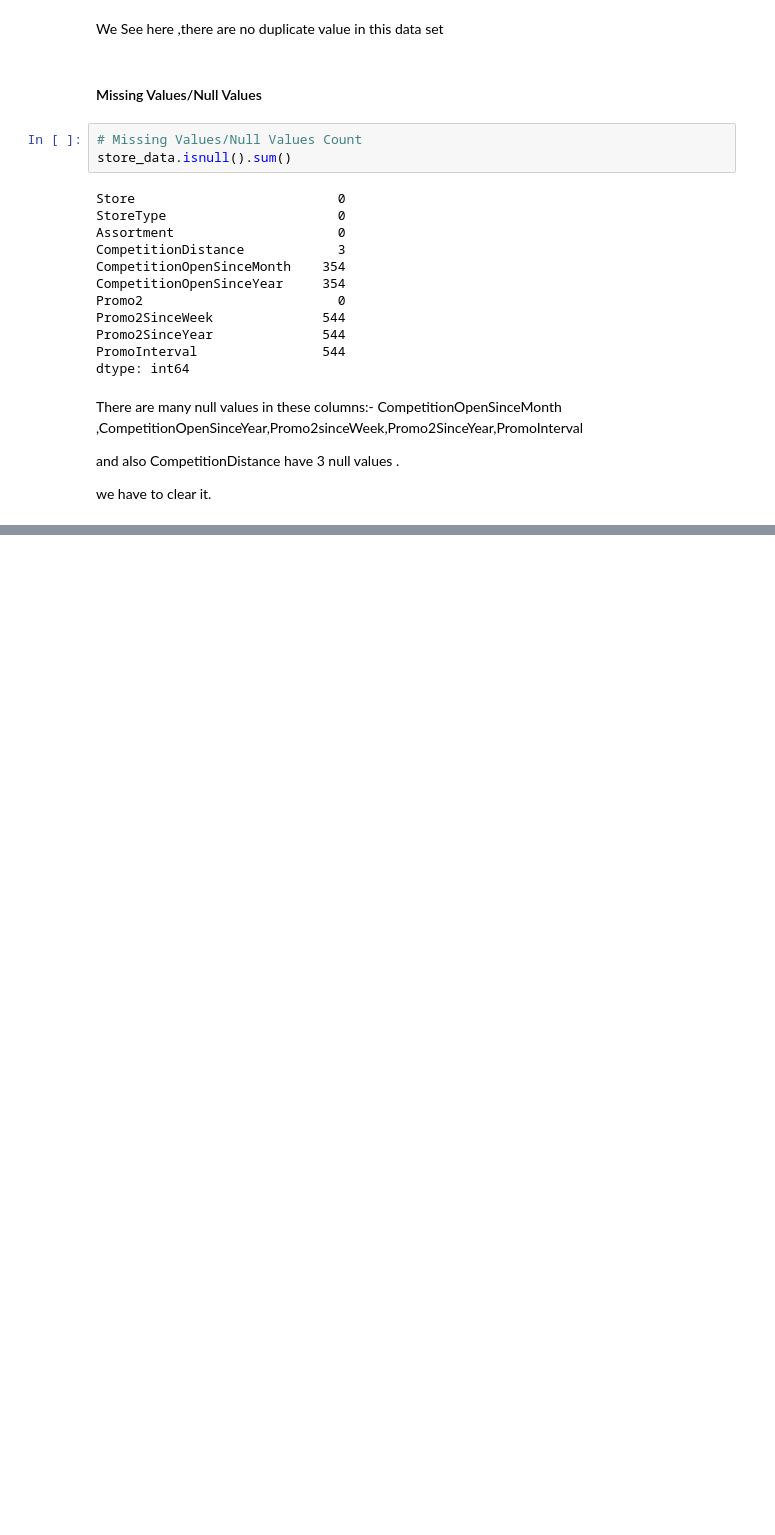
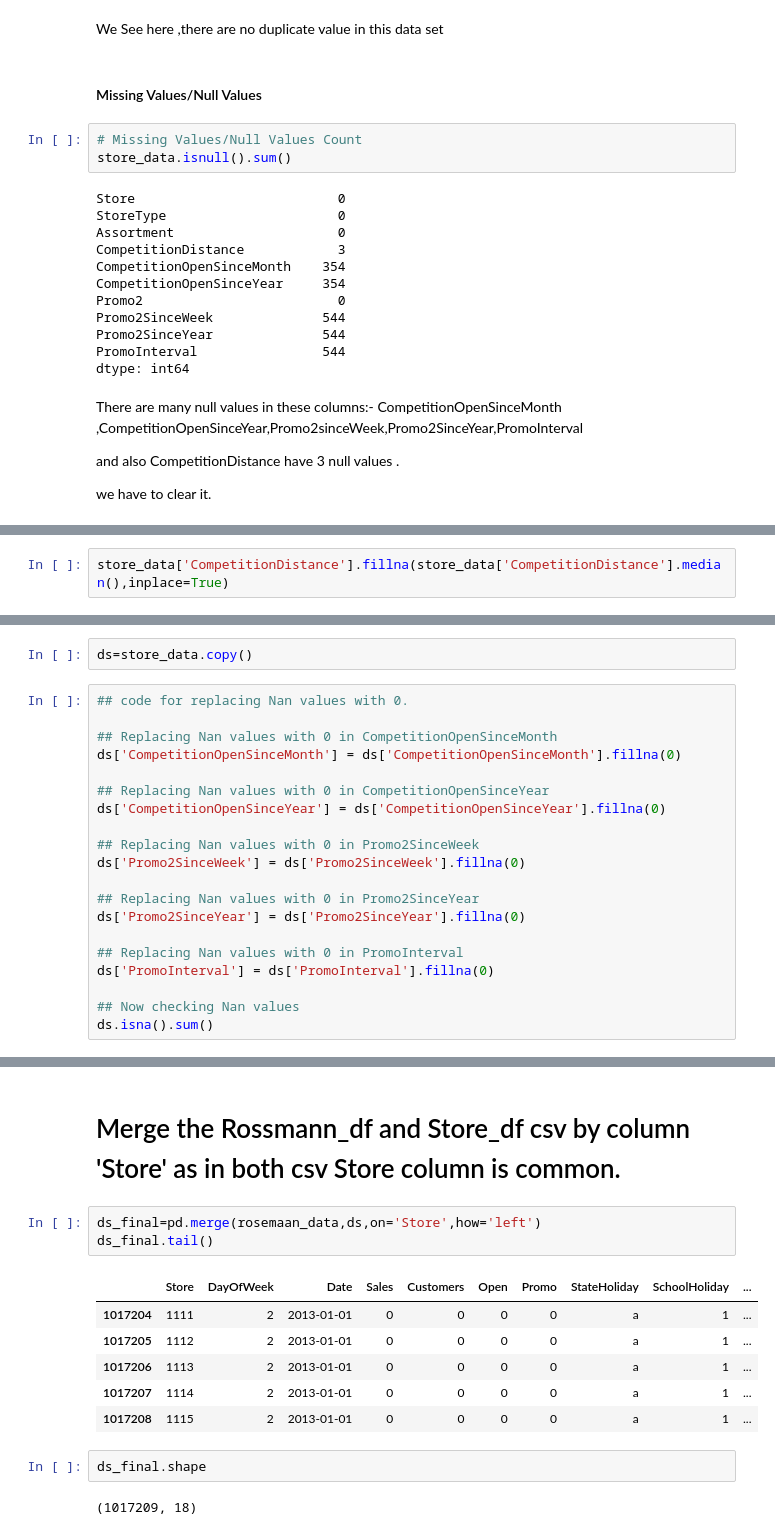
Before and after one commit to yamini1998m/-ML-Regression-ProjectTemplate.ipynb, a Jupyter notebook: ML_Regression_ProjectTemplate.ipynb, the cells around one changed output, grey strips where cells are left out. Drawn from its saved outputs; the diff is of its cells as text; blank space fills up the shorter version.

```diff
--- a/ML_Regression_ProjectTemplate.ipynb
+++ b/ML_Regression_ProjectTemplate.ipynb
@@ -210,0 +224,2 @@ we have to clear it.
+# %%
+store_data['CompetitionDistance'].fillna(store_data['CompetitionDistance'].median(),inplace=True)
@@ -210,0 +237,22 @@ we have to clear it.
+# %%
+ds=store_data.copy()
+# %%
+## code for replacing Nan values with 0.
+
+## Replacing Nan values with 0 in CompetitionOpenSinceMonth
+ds['CompetitionOpenSinceMonth'] = ds['CompetitionOpenSinceMonth'].fillna(0)
+
+## Replacing Nan values with 0 in CompetitionOpenSinceYear
+ds['CompetitionOpenSinceYear'] = ds['CompetitionOpenSinceYear'].fillna(0)
+
+## Replacing Nan values with 0 in Promo2SinceWeek
+ds['Promo2SinceWeek'] = ds['Promo2SinceWeek'].fillna(0)
+
+## Replacing Nan values with 0 in Promo2SinceYear
+ds['Promo2SinceYear'] = ds['Promo2SinceYear'].fillna(0)
+
+## Replacing Nan values with 0 in PromoInterval
+ds['PromoInterval'] = ds['PromoInterval'].fillna(0)
+
+## Now checking Nan values
+ds.isna().sum()
@@ -210,0 +282,16 @@ we have to clear it.
+# %% [markdown]
+# Merge the Rossmann_df and Store_df csv by column 'Store' as in both csv Store column is common.
+# %%
+ds_final=pd.merge(rosemaan_data,ds,on='Store',how='left')
+ds_final.tail()
+# %% [output]
+|  | Store | DayOfWeek | Date | Sales | Customers | Open | Promo | StateHoliday | SchoolHoliday | ... |
+| 1017204 | 1111 | 2 | 2013-01-01 | 0 | 0 | 0 | 0 | a | 1 | ... |
+| 1017205 | 1112 | 2 | 2013-01-01 | 0 | 0 | 0 | 0 | a | 1 | ... |
+| 1017206 | 1113 | 2 | 2013-01-01 | 0 | 0 | 0 | 0 | a | 1 | ... |
+| 1017207 | 1114 | 2 | 2013-01-01 | 0 | 0 | 0 | 0 | a | 1 | ... |
+| 1017208 | 1115 | 2 | 2013-01-01 | 0 | 0 | 0 | 0 | a | 1 | ... |
+# %%
+ds_final.shape
+# %% [output]
+(1017209, 18)
```
Also changed, not shown: parts of 9 cells of this notebook.
